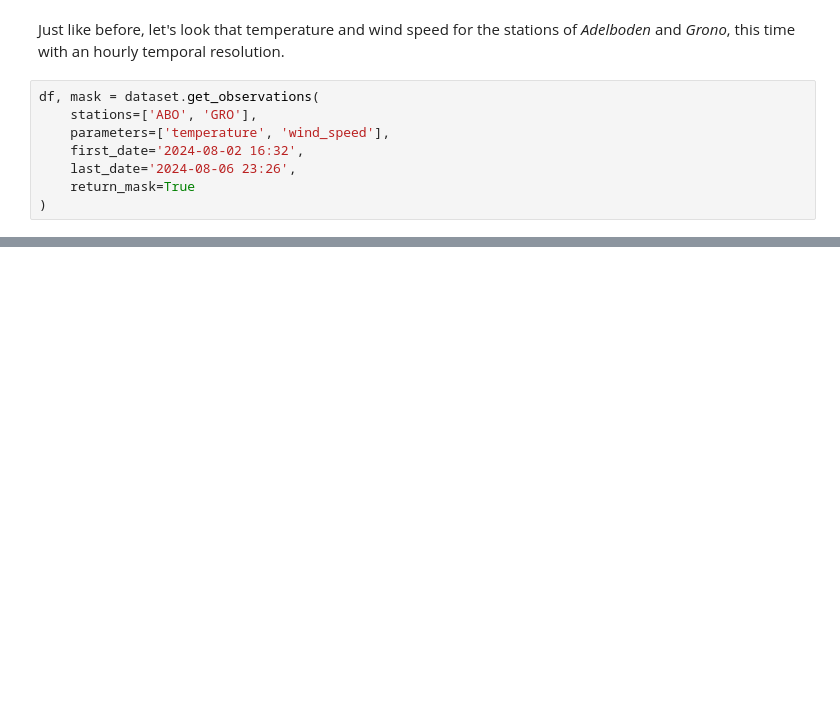
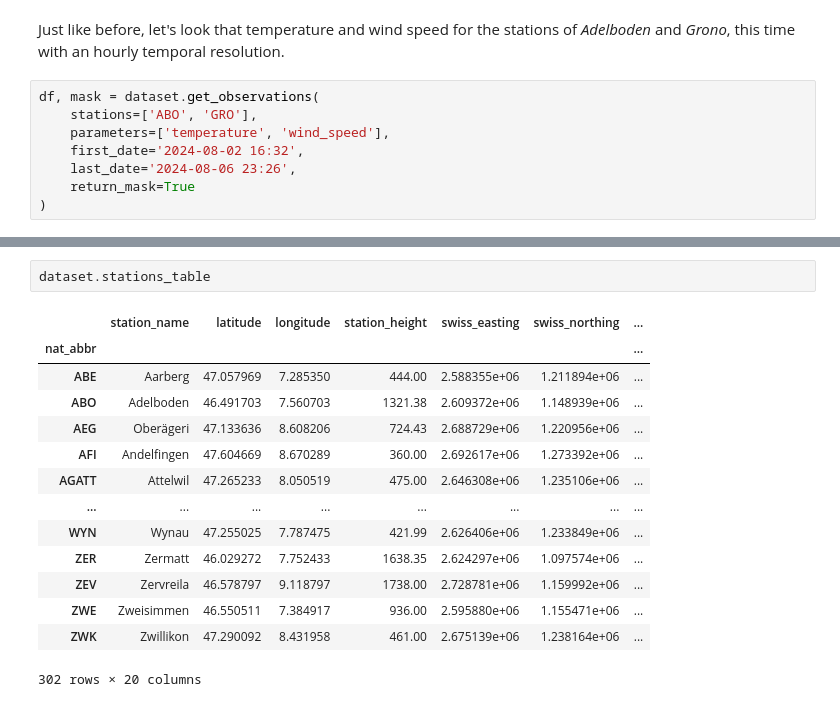
Before and after one commit to MeteoSwiss/PeakWeather, a Jupyter notebook: docs/source/examples/peakweather_demo.ipynb, the cells around one changed output, grey strips where cells are left out. Cells and saved outputs as stored; diff of their text form; blank space fills up the shorter version.

```diff
--- a/docs/source/examples/peakweather_demo.ipynb
+++ b/docs/source/examples/peakweather_demo.ipynb
@@ -220,0 +302,17 @@ plt.show()
+# %%
+dataset.stations_table
+# %% [output]
+|  | station_name | latitude | longitude | station_height | swiss_easting | swiss_northing | ... |
+| nat_abbr |  |  |  |  |  |  | ... |
+| ABE | Aarberg | 47.057969 | 7.285350 | 444.00 | 2.588355e+06 | 1.211894e+06 | ... |
+| ABO | Adelboden | 46.491703 | 7.560703 | 1321.38 | 2.609372e+06 | 1.148939e+06 | ... |
+| AEG | Oberägeri | 47.133636 | 8.608206 | 724.43 | 2.688729e+06 | 1.220956e+06 | ... |
+| AFI | Andelfingen | 47.604669 | 8.670289 | 360.00 | 2.692617e+06 | 1.273392e+06 | ... |
+| AGATT | Attelwil | 47.265233 | 8.050519 | 475.00 | 2.646308e+06 | 1.235106e+06 | ... |
+| ... | ... | ... | ... | ... | ... | ... | ... |
+| WYN | Wynau | 47.255025 | 7.787475 | 421.99 | 2.626406e+06 | 1.233849e+06 | ... |
+| ZER | Zermatt | 46.029272 | 7.752433 | 1638.35 | 2.624297e+06 | 1.097574e+06 | ... |
+| ZEV | Zervreila | 46.578797 | 9.118797 | 1738.00 | 2.728781e+06 | 1.159992e+06 | ... |
+| ZWE | Zweisimmen | 46.550511 | 7.384917 | 936.00 | 2.595880e+06 | 1.155471e+06 | ... |
+| ZWK | Zwillikon | 47.290092 | 8.431958 | 461.00 | 2.675139e+06 | 1.238164e+06 | ... |
+302 rows × 20 columns
```
Also changed, not shown: parts of 20 cells of this notebook, 12 other files.
